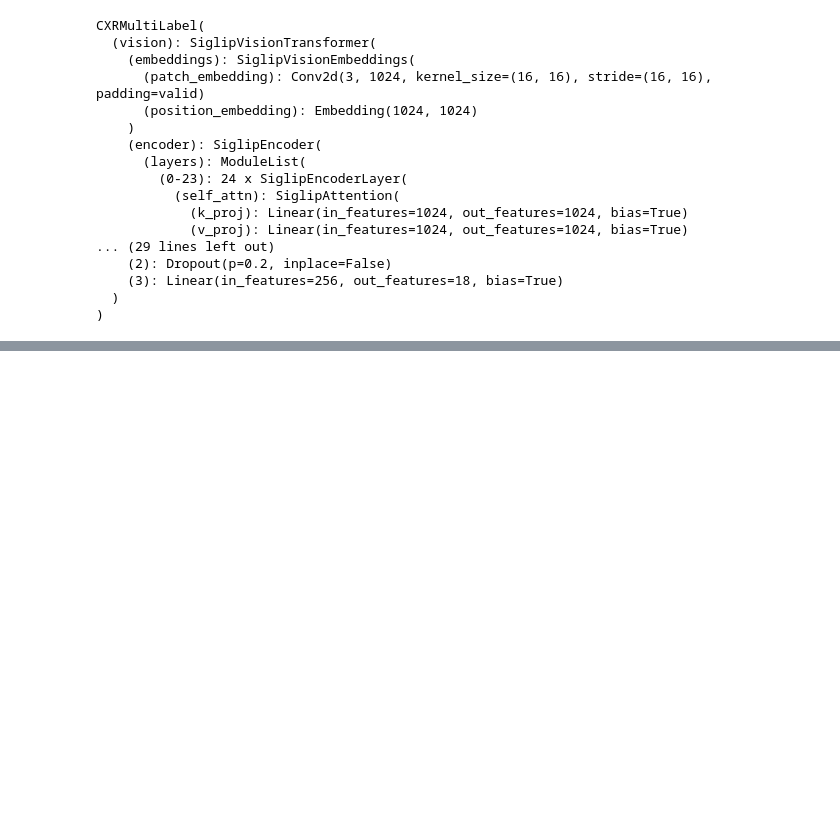
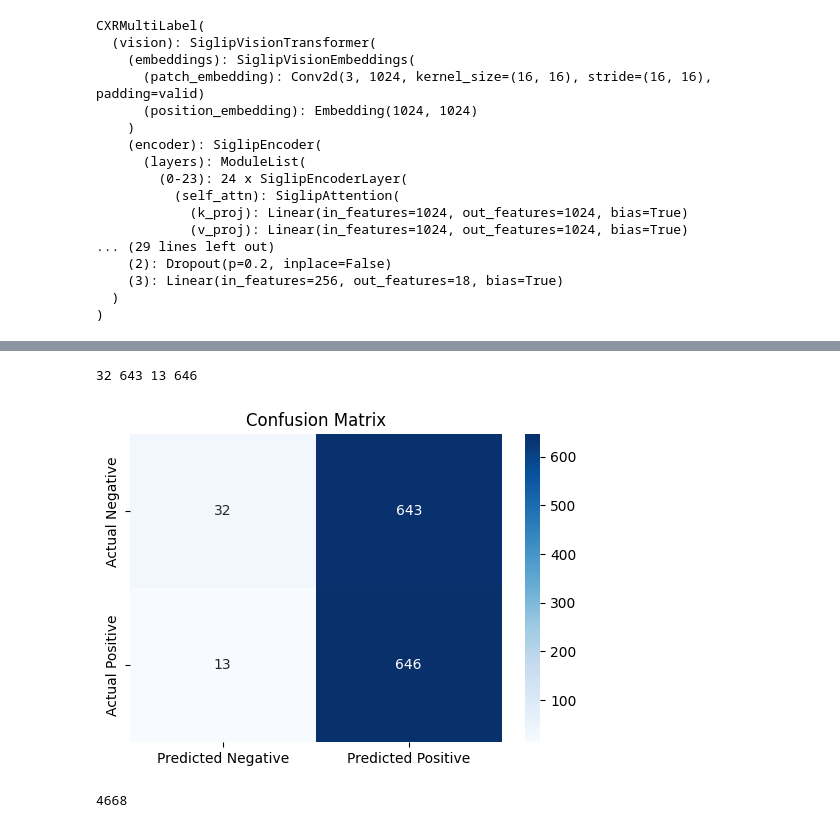
Before and after one commit to Nafishapanacea/NormalVsAbnormal-Xray, a Jupyter notebook: chexAgent.ipynb, the cells around one changed output, grey strips where cells are left out. Drawn from its saved outputs; the diff is of its cells as text; code cells hidden in the pictures; blank space fills up the shorter version.

```diff
--- a/chexAgent.ipynb
+++ b/chexAgent.ipynb
@@ -182,0 +282,30 @@ new_df.to_csv('/home/jupyter-nafisha/X-ray/CSVs/chexAgent_output.csv')
+# %%
+print(tn, fp, fn, tp)
+# %% [output]
+32 643 13 646
+# %%
+import numpy as np
+import matplotlib.pyplot as plt
+import seaborn as sns
+
+# Given values
+tn, fp, fn, tp = 32, 643, 13, 646
+
+# Create confusion matrix
+cm = np.array([[tn, fp],
+               [fn, tp]])
+
+# Plot
+plt.figure(figsize=(6,4))
+sns.heatmap(cm, annot=True, fmt="d", cmap="Blues",
+            xticklabels=["Predicted Negative", "Predicted Positive"],
+            yticklabels=["Actual Negative", "Actual Positive"])
+plt.title("Confusion Matrix")
+plt.show()
+# %% [output]
+[figure, added]
+# %%
+import os
+len(os.listdir('/home/jupyter-nafisha/X-ray/Inference_data/Chexpert'))
+# %% [output]
+4668
```
Also changed, not shown: parts of 11 cells of this notebook, 21 other files.
